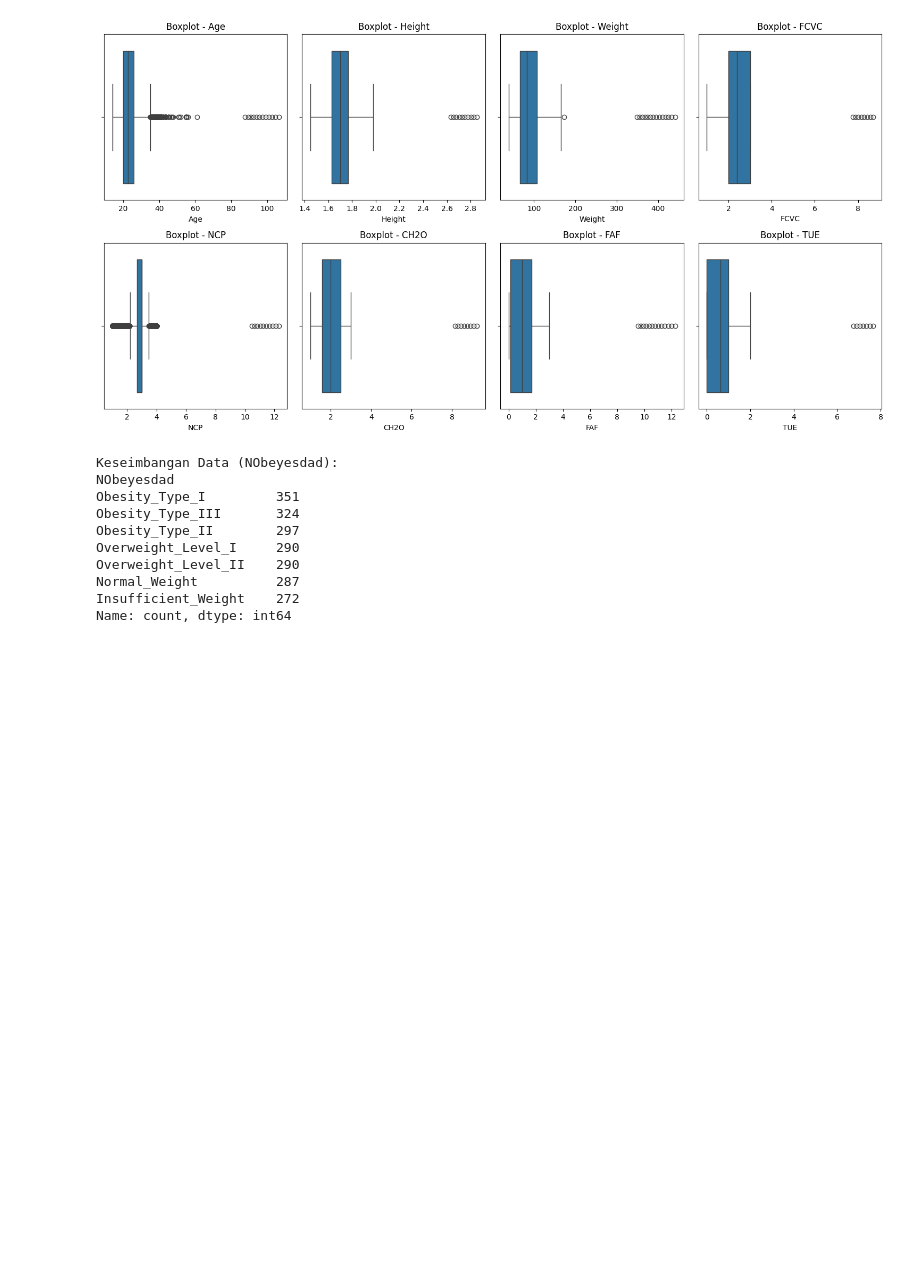
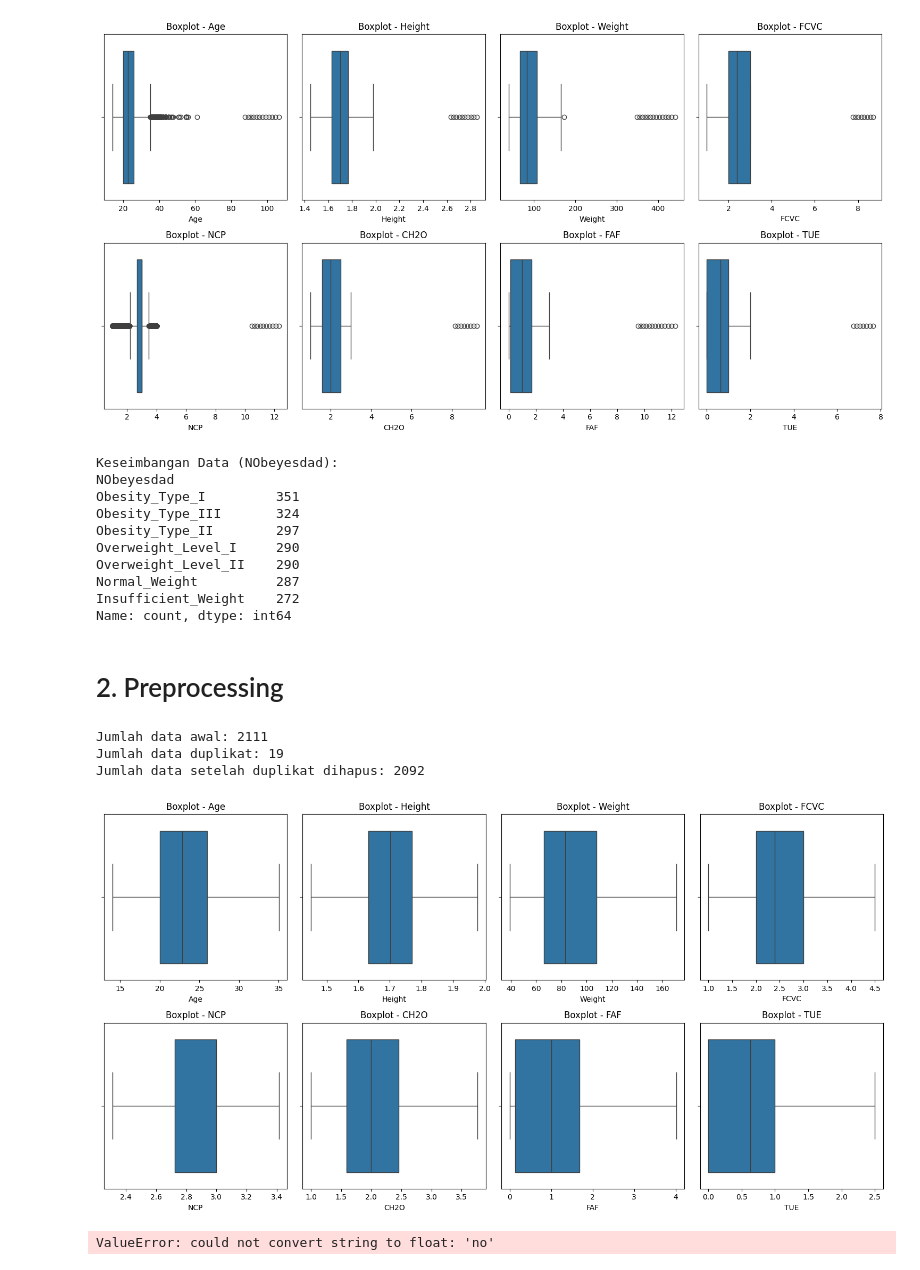
Before and after one commit to User-Galih/capstone-project-bengkod, a Jupyter notebook: Capstone_Project_14359.ipynb, the cells around one changed output. Drawn from its saved outputs; the diff is of its cells as text; code cells hidden in the pictures; blank space fills up the shorter version.

```diff
--- a/Capstone_Project_14359.ipynb
+++ b/Capstone_Project_14359.ipynb
@@ -223,3 +223,46 @@ Overweight_Level_II    290
 Normal_Weight          287
 Insufficient_Weight    272
 Name: count, dtype: int64
+# %% [markdown]
+# 2. Preprocessing
+# %%
+# 1. Tangani missing values (diisi dengan median untuk numerik dan modus untuk kategorikal)
+
+# Isi NaN pada kolom numerik secara implisit dengan median masing-masing
+df[numerical_columns] = df[numerical_columns].fillna(df[numerical_columns].median())
+
+# Tentukan kolom kategorikal selain kolom numerik
+categorical_columns = [col for col in df.columns if col not in numerical_columns]
+
+# Isi NaN pada kolom kategorikal dengan modus masing-masing
+for col in categorical_columns:
+    df[col] = df[col].fillna(df[col].mode()[0])
+# %%
+print("Jumlah data awal:", len(df))
+print("Jumlah data duplikat:", df.duplicated().sum())
+df.drop_duplicates(inplace=True)
+print("Jumlah data setelah duplikat dihapus:", len(df))
+# %% [output]
+Jumlah data awal: 2111
+Jumlah data duplikat: 19
+Jumlah data setelah duplikat dihapus: 2092
+# %%
+# 3. Tangani outlier (gunakan IQR method untuk kolom numerik)
+for col in numerical_columns:
+    Q1 = df[col].quantile(0.25)
+    Q3 = df[col].quantile(0.75)
+    IQR = Q3 - Q1
+    lower_bound = Q1 - 1.5 * IQR
+    upper_bound = Q3 + 1.5 * IQR
+    df[col] = df[col].clip(lower=lower_bound, upper=upper_bound)
+
+# Menampilkan boxplot setelah penanganan outlier
+plt.figure(figsize=(15, 8))
+for i, col in enumerate(numerical_columns, 1):
+    plt.subplot(2, 4, i)
+    sns.boxplot(data=df, x=col)
+    plt.title(f'Boxplot - {col}')
+plt.tight_layout()
+plt.show()
+# %% [output]
+[figure, added]
@@ -225,0 +283,12 @@ Name: count, dtype: int64
+# %%
+import seaborn as sns
+import matplotlib.pyplot as plt
+
+# 5. Cek korelasi antar fitur
+correlation_matrix = df_encoded.corr()
+plt.figure(figsize=(14, 10))
+sns.heatmap(correlation_matrix, annot=True, cmap='coolwarm', fmt=".2f")
+plt.title("Korelasi antar Fitur")
+plt.show()
+# %% [output]
+ValueError: could not convert string to float: 'no'
```
Also changed, not shown: parts of 3 cells of this notebook.
